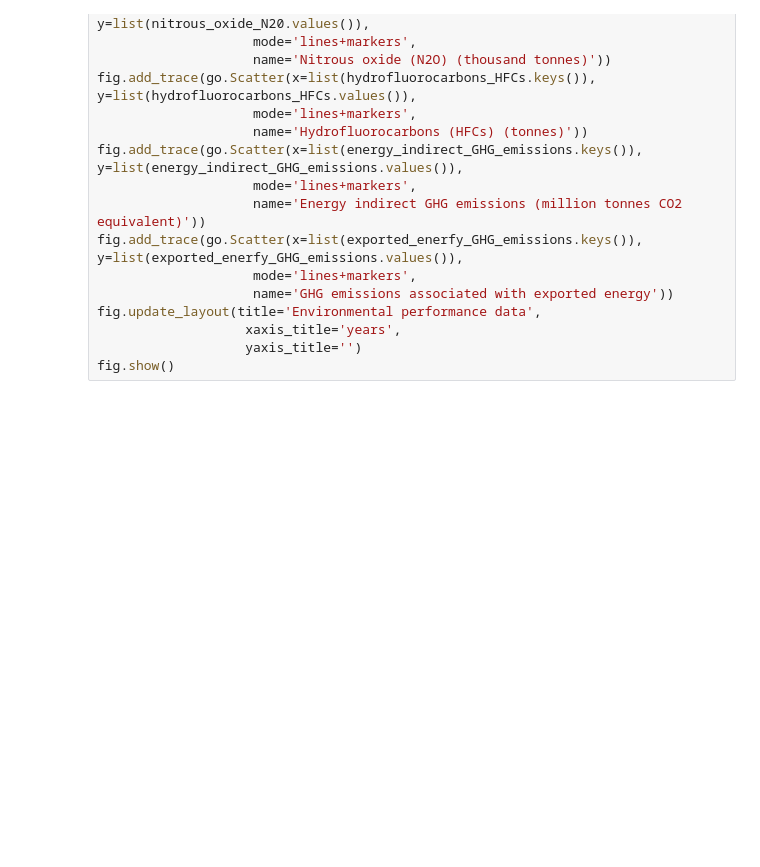
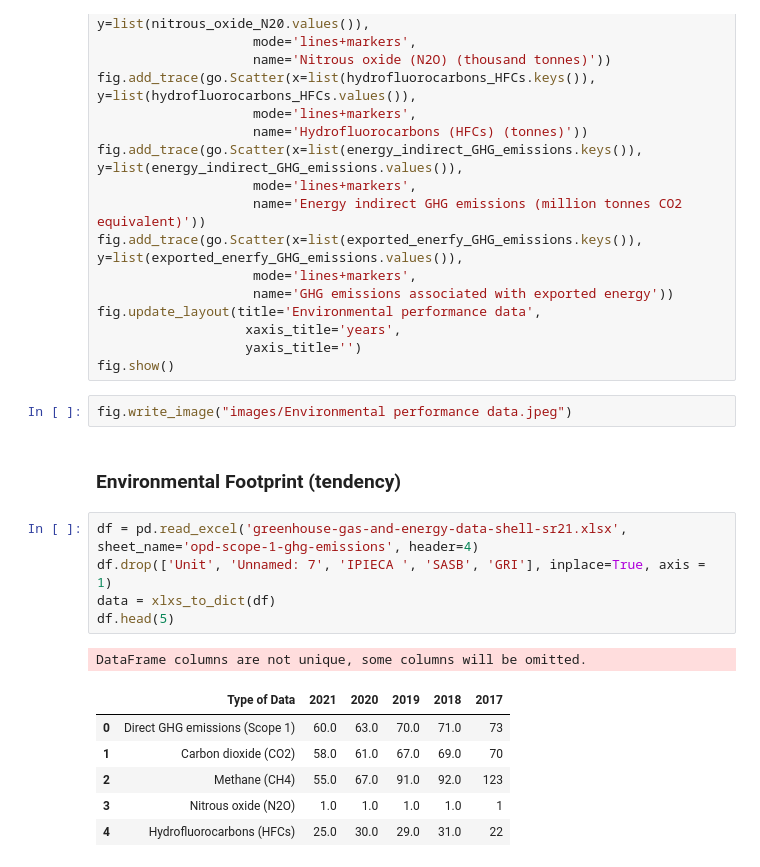
Before and after one commit to mdalma/Shell-Plc-Analysis, a Jupyter notebook: pyspark/enviromental-footprint-processing.ipynb, the cells around one changed output. Drawn from its saved outputs; the diff is of its cells as text; blank space fills up the shorter version.

```diff
--- a/pyspark/enviromental-footprint-processing.ipynb
+++ b/pyspark/enviromental-footprint-processing.ipynb
@@ -119,3 +119,20 @@ fig.update_layout(title='Environmental performance data',
                    xaxis_title='years',
                    yaxis_title='')
 fig.show()
+# %%
+fig.write_image("images/Environmental performance data.jpeg")
+# %% [markdown]
+### Environmental Footprint (tendency)
+# %%
+df = pd.read_excel('greenhouse-gas-and-energy-data-shell-sr21.xlsx', sheet_name='opd-scope-1-ghg-emissions', header=4)
+df.drop(['Unit', 'Unnamed: 7', 'IPIECA ', 'SASB', 'GRI'], inplace=True, axis = 1)
+data = xlxs_to_dict(df)
+df.head(5)
+# %% [output]
+DataFrame columns are not unique, some columns will be omitted.
+|  | Type of Data | 2021 | 2020 | 2019 | 2018 | 2017 |
+| 0 | Direct GHG emissions (Scope 1) | 60.0 | 63.0 | 70.0 | 71.0 | 73 |
+| 1 | Carbon dioxide (CO2) | 58.0 | 61.0 | 67.0 | 69.0 | 70 |
+| 2 | Methane (CH4) | 55.0 | 67.0 | 91.0 | 92.0 | 123 |
+| 3 | Nitrous oxide (N2O) | 1.0 | 1.0 | 1.0 | 1.0 | 1 |
+| 4 | Hydrofluorocarbons (HFCs) | 25.0 | 30.0 | 29.0 | 31.0 | 22 |
```
Also changed, not shown: parts of 5 cells of this notebook.
